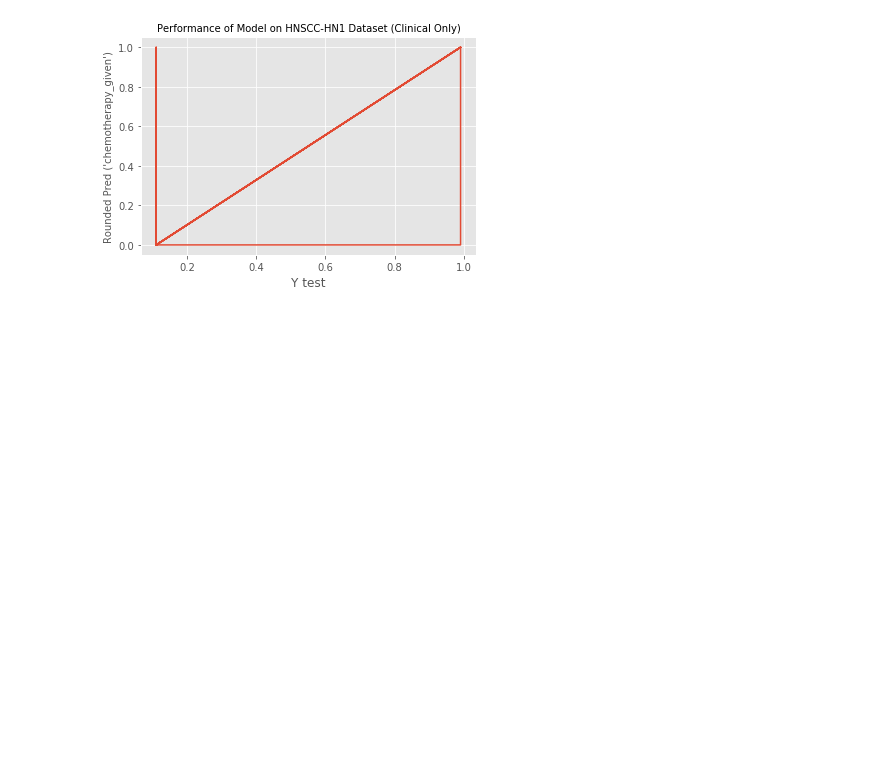
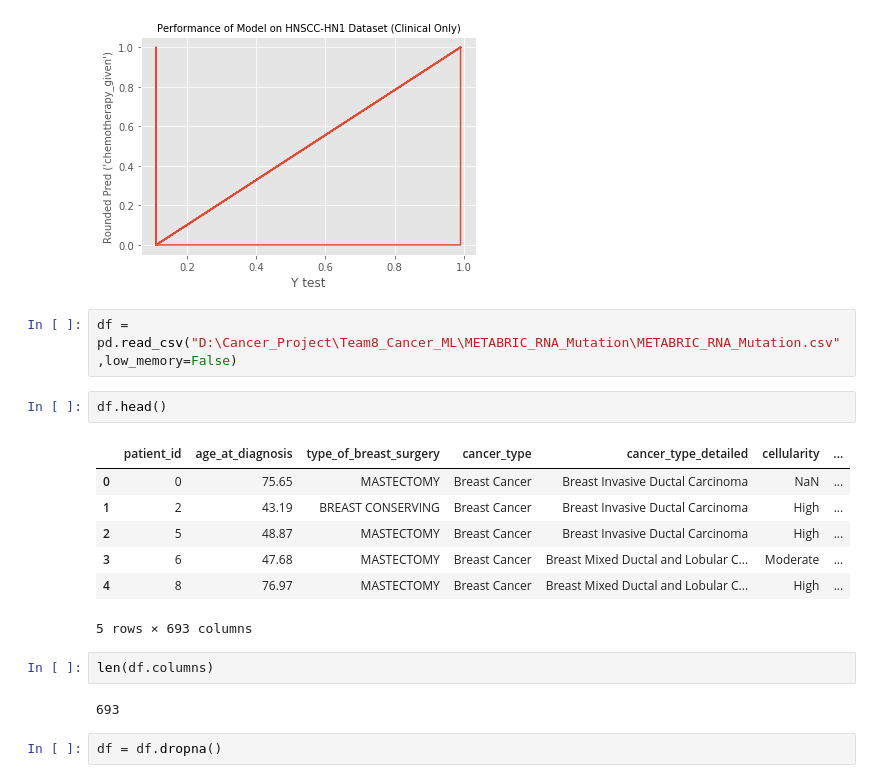
Before and after one commit to NM-Supercomputing-Challenge/Team8_Cancer_ML, a Jupyter notebook: data_vis.ipynb, the cells around one changed output. Saved outputs shown, nothing was run; the diff lists cells and outputs as text; blank space fills up the shorter version.

```diff
--- a/data_vis.ipynb
+++ b/data_vis.ipynb
@@ -118,3 +118,21 @@ plt.savefig("D:\\Cancer_Project\\Team8_Cancer_ML\\result_graphs\\Rounded Pred vs
 plt.show()
 # %% [output]
 [figure]
+# %%
+df = pd.read_csv("D:\Cancer_Project\Team8_Cancer_ML\METABRIC_RNA_Mutation\METABRIC_RNA_Mutation.csv",low_memory=False)
+# %%
+df.head()
+# %% [output]
+|  | patient_id | age_at_diagnosis | type_of_breast_surgery | cancer_type | cancer_type_detailed | cellularity | ... |
+| 0 | 0 | 75.65 | MASTECTOMY | Breast Cancer | Breast Invasive Ductal Carcinoma | NaN | ... |
+| 1 | 2 | 43.19 | BREAST CONSERVING | Breast Cancer | Breast Invasive Ductal Carcinoma | High | ... |
+| 2 | 5 | 48.87 | MASTECTOMY | Breast Cancer | Breast Invasive Ductal Carcinoma | High | ... |
+| 3 | 6 | 47.68 | MASTECTOMY | Breast Cancer | Breast Mixed Ductal and Lobular C... | Moderate | ... |
+| 4 | 8 | 76.97 | MASTECTOMY | Breast Cancer | Breast Mixed Ductal and Lobular C... | High | ... |
+5 rows × 693 columns
+# %%
+len(df.columns)
+# %% [output]
+693
+# %%
+df = df.dropna()
```
Also changed, not shown: parts of 7 cells of this notebook.
